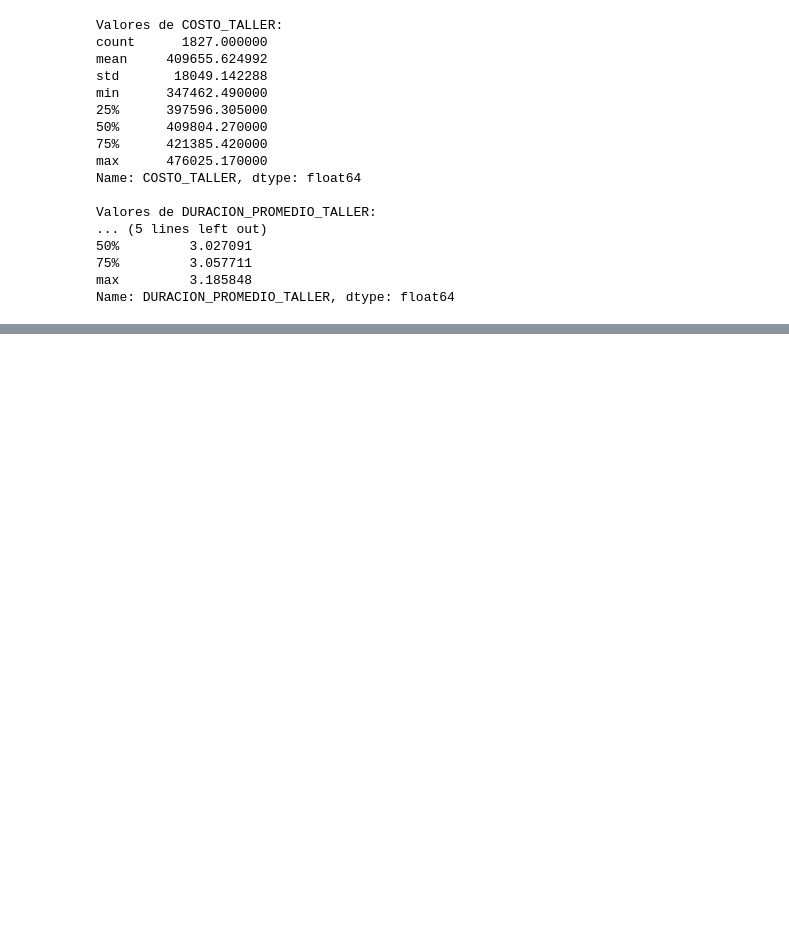
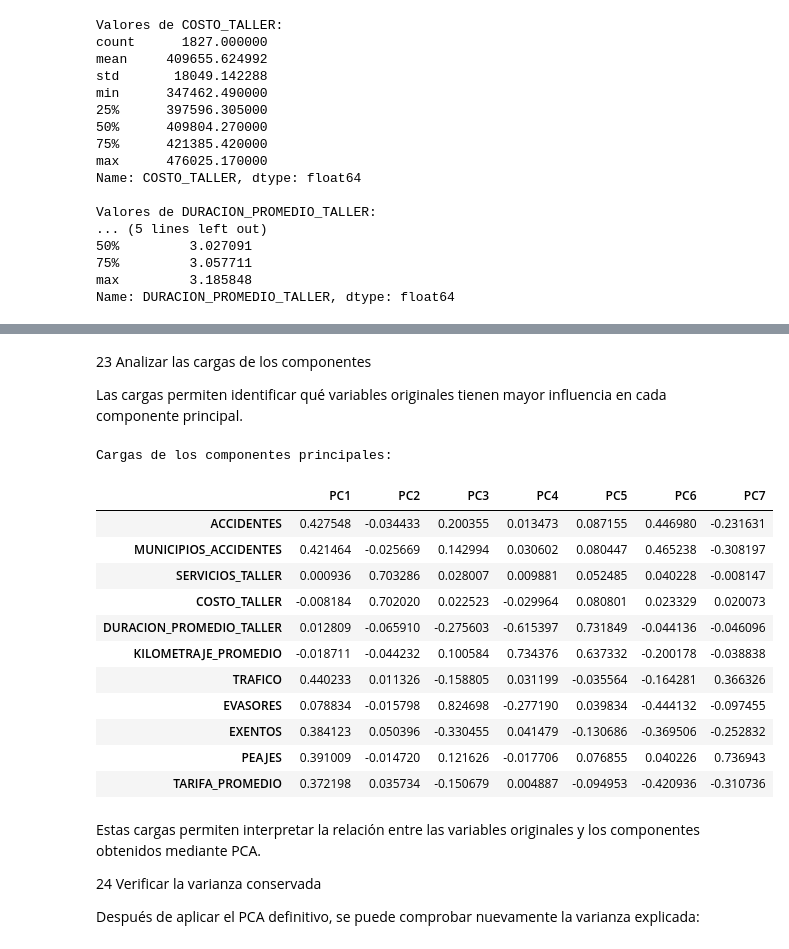
Before and after one commit to gacha2804-alt/autogest, a Jupyter notebook: analisis/analisis_accidentes_trafico_taller.ipynb, the cells around one changed output, grey strips where cells are left out. Cells and saved outputs as stored; diff of their text form; code cells hidden in the pictures; blank space fills up the shorter version.

Commit message:
Actualizacion de análisis y datasets

```diff
--- a/analisis/analisis_accidentes_trafico_taller.ipynb
+++ b/analisis/analisis_accidentes_trafico_taller.ipynb
@@ -666,0 +780,2 @@ Name: DURACION_PROMEDIO_TALLER, dtype: float64
+# %%
+datasetEscalado = pd.DataFrame( datosEscalados, columns=variablesPCA, index=datasetPCACompleto.index )
@@ -676,0 +849,6 @@ Dataset integrado guardado correctamente.
+# %%
+from sklearn.decomposition import PCA
+
+pcaCompleto = PCA()
+
+resultadoPCA = pcaCompleto.fit_transform(datasetEscalado)
@@ -676,0 +859,12 @@ Dataset integrado guardado correctamente.
+# %%
+import numpy as np
+
+varianzaExplicada = pcaCompleto.explained_variance_ratio_
+
+print("Varianza explicada por componente:")
+print(varianzaExplicada)
+
+varianzaAcumulada = np.cumsum(varianzaExplicada)
+
+print("\nVarianza acumulada:")
+print(varianzaAcumulada)
@@ -676,0 +885,4 @@ Dataset integrado guardado correctamente.
+# %%
+numeroComponentes = np.argmax(varianzaAcumulada >= 0.90) + 1
+
+print("Número de componentes seleccionados:", numeroComponentes)
@@ -676,0 +925,39 @@ Dataset integrado guardado correctamente.
+# %% [markdown]
+23 Analizar las cargas de los componentes
+
+Las cargas permiten identificar qué variables originales tienen mayor influencia en cada componente principal.
+# %%
+columnasPCA = [
+    f"PC{i+1}" for i in range(numeroComponentes)
+]
+
+variablesPCA = datasetEscalado.columns
+
+cargasPCA = pd.DataFrame(
+    pcaCompleto.components_[:numeroComponentes].T,
+    columns=columnasPCA,
+    index=variablesPCA
+)
+
+print("Cargas de los componentes principales:")
+display(cargasPCA)
+# %% [output]
+Cargas de los componentes principales:
+|  | PC1 | PC2 | PC3 | PC4 | PC5 | PC6 | PC7 |
+| ACCIDENTES | 0.427548 | -0.034433 | 0.200355 | 0.013473 | 0.087155 | 0.446980 | -0.231631 |
+| MUNICIPIOS_ACCIDENTES | 0.421464 | -0.025669 | 0.142994 | 0.030602 | 0.080447 | 0.465238 | -0.308197 |
+| SERVICIOS_TALLER | 0.000936 | 0.703286 | 0.028007 | 0.009881 | 0.052485 | 0.040228 | -0.008147 |
+| COSTO_TALLER | -0.008184 | 0.702020 | 0.022523 | -0.029964 | 0.080801 | 0.023329 | 0.020073 |
+| DURACION_PROMEDIO_TALLER | 0.012809 | -0.065910 | -0.275603 | -0.615397 | 0.731849 | -0.044136 | -0.046096 |
+| KILOMETRAJE_PROMEDIO | -0.018711 | -0.044232 | 0.100584 | 0.734376 | 0.637332 | -0.200178 | -0.038838 |
+| TRAFICO | 0.440233 | 0.011326 | -0.158805 | 0.031199 | -0.035564 | -0.164281 | 0.366326 |
+| EVASORES | 0.078834 | -0.015798 | 0.824698 | -0.277190 | 0.039834 | -0.444132 | -0.097455 |
+| EXENTOS | 0.384123 | 0.050396 | -0.330455 | 0.041479 | -0.130686 | -0.369506 | -0.252832 |
+| PEAJES | 0.391009 | -0.014720 | 0.121626 | -0.017706 | 0.076855 | 0.040226 | 0.736943 |
+| TARIFA_PROMEDIO | 0.372198 | 0.035734 | -0.150679 | 0.004887 | -0.094953 | -0.420936 | -0.310736 |
+# %% [markdown]
+Estas cargas permiten interpretar la relación entre las variables originales y los componentes obtenidos mediante PCA.
+
+24 Verificar la varianza conservada
+
+Después de aplicar el PCA definitivo, se puede comprobar nuevamente la varianza explicada:
```
Also changed, not shown: parts of 36 cells of this notebook, 3 other files.
